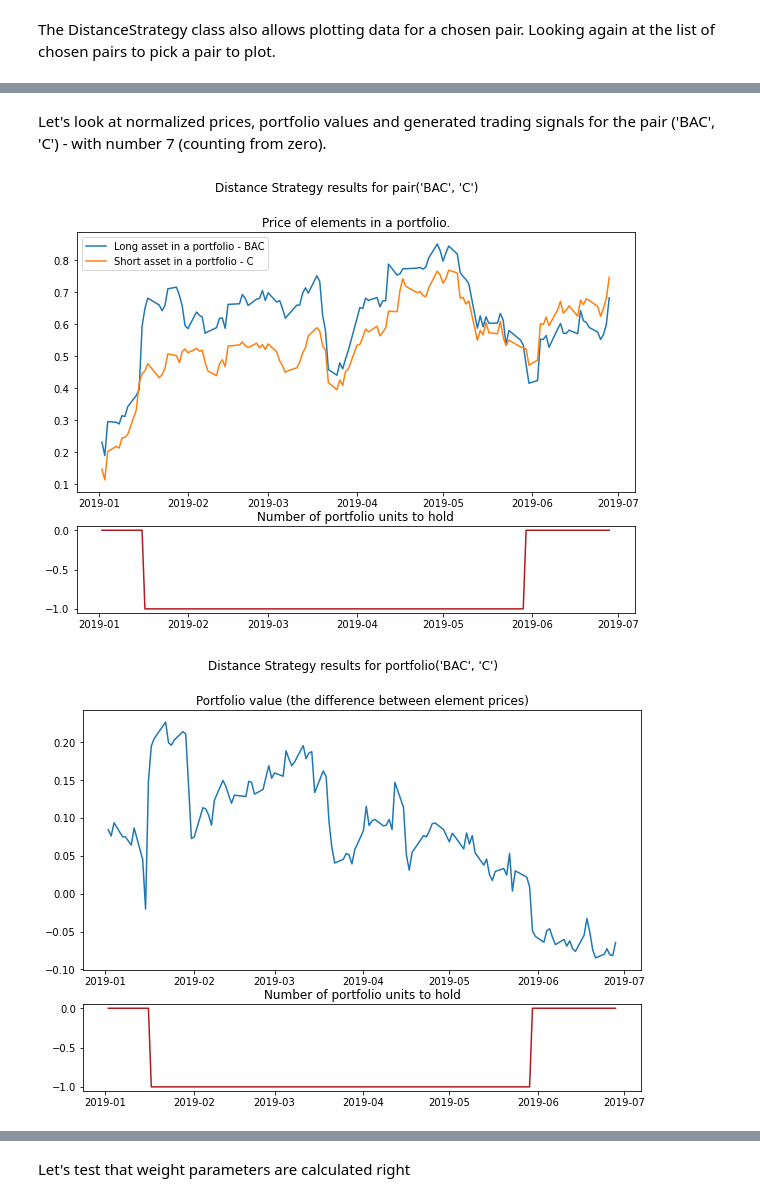
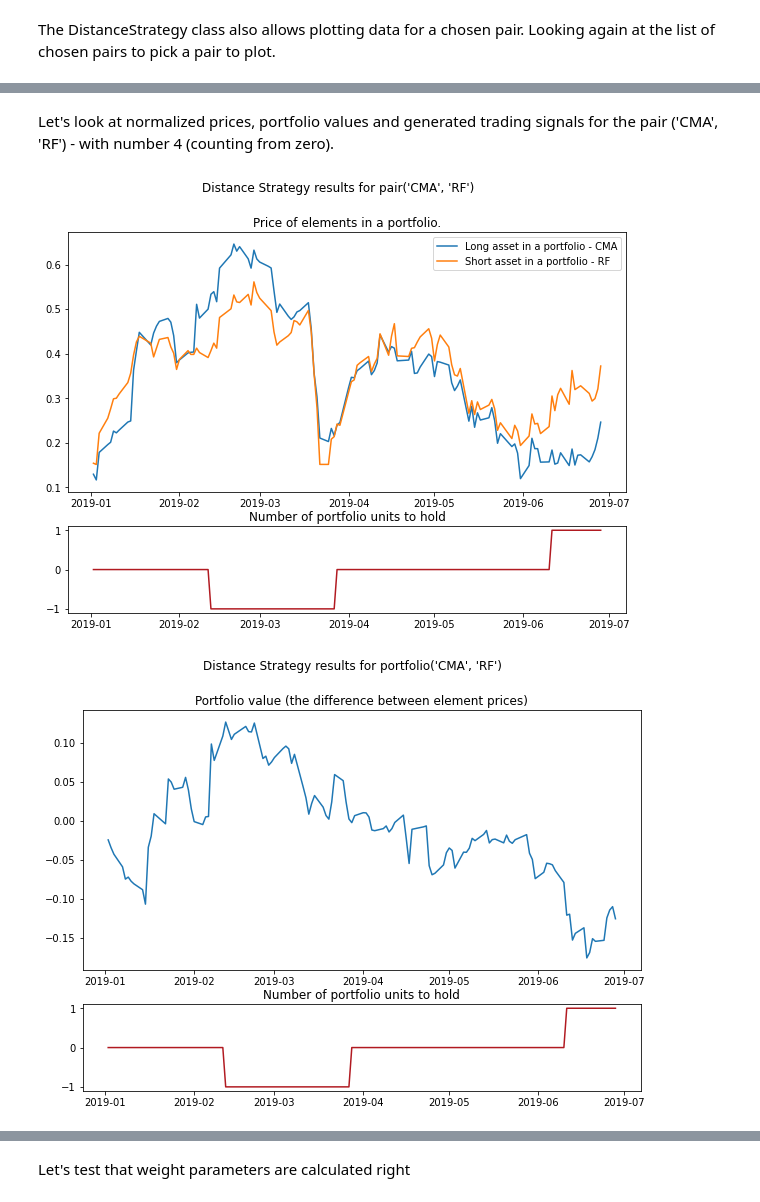
Before and after one commit to hudson-and-thames/arbitrage_research, a Jupyter notebook: Distance Approach/basic_distance_approach.ipynb, the cells around one changed output, grey strips where cells are left out. Saved outputs shown, nothing was run; the diff lists cells and outputs as text; code cells hidden in the pictures.

```diff
--- a/Distance Approach/basic_distance_approach.ipynb
+++ b/Distance Approach/basic_distance_approach.ipynb
@@ -355,13 +527,13 @@ pairs
 # %% [markdown]
-Let's look at normalized prices, portfolio values and generated trading signals for the pair ('BAC', 'C') - with number 7 (counting from zero).
+Let's look at normalized prices, portfolio values and generated trading signals for the pair ('CMA', 'RF') - with number 4 (counting from zero).
 # %%
 # Plotting normalized price series of elements in a pair
-figure_pair = strategy.plot_pair(7)
+figure_pair = strategy.plot_pair(4)
 # %% [output]
-[figure, old version]
+[figure, new version]
 # %%
 # Plotting portfolio value series
-figure_portfolio = strategy.plot_portfolio(7)
+figure_portfolio = strategy.plot_portfolio(4)
 # %% [output]
-[figure, old version]
+[figure, new version]
 # %% [markdown]
```
Also changed, not shown: parts of 45 cells of this notebook, 1 other file.
